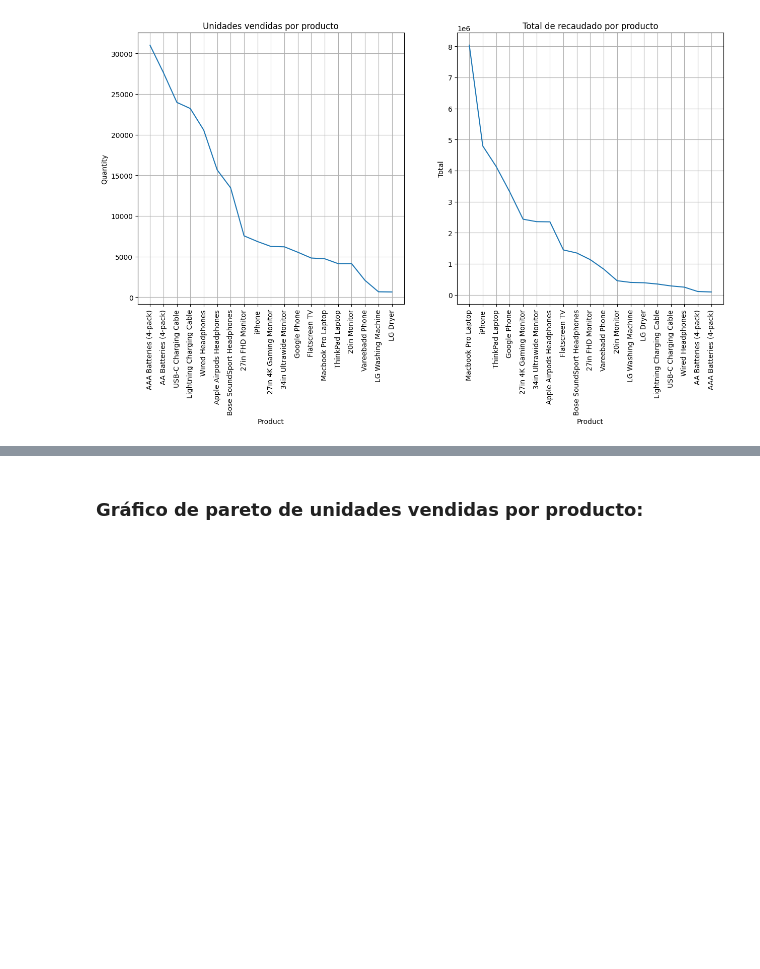
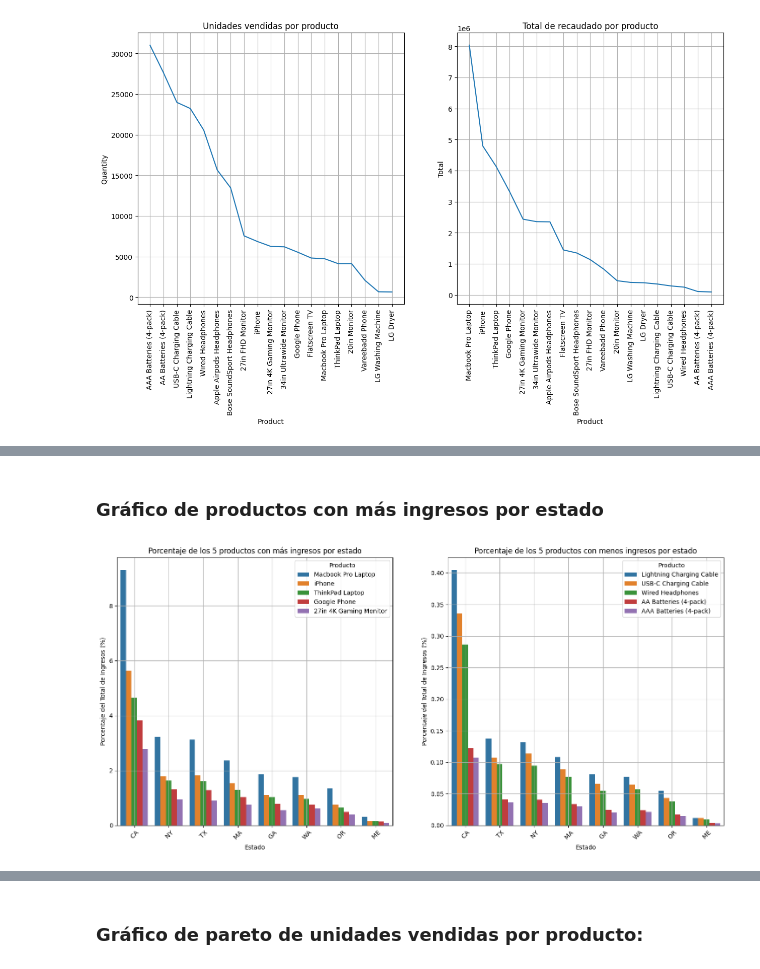
Before and after one commit to diegoGam1/Analisis_exploratorio_ventas, a Jupyter notebook: src/Analisis.ipynb, the cells around one changed output, grey strips where cells are left out. Saved outputs shown, nothing was run; the diff lists cells and outputs as text; code cells hidden in the pictures; blank space fills up the shorter version.

```diff
--- a/src/Analisis.ipynb
+++ b/src/Analisis.ipynb
@@ -437,0 +378,66 @@ df.head()
+# %% [markdown]
+### Gráfico de productos con más ingresos por estado
+# %%
+
+# Agrupamos por Estado y Producto, sumando los ingresos
+products_state = df.groupby(["State", "Product"])["Total"].sum().reset_index()
+
+# Ordenamos de mayor a menor segun los ingresos totales
+products_state = products_state.sort_values(by="Total", ascending=False)
+
+# Seleccionamos los 5 productos más vendidos
+top_products = products_state["Product"].unique()[:5]
+
+bottom_products = products_state["Product"].unique()[-5:]
+
+
+# Filtramos los productos más vendidos
+filtered_df_top = products_state[products_state["Product"].isin(top_products)].copy()
+
+# Calcular el porcentaje de cada estado-producto respecto al total general
+filtered_df_top["Percentage"] = (filtered_df_top["Total"] / products_state["Total"].sum()) * 100
+
+
+# Filtramos los productos menos vendidos
+filtered_df_bottom = products_state[products_state["Product"].isin(bottom_products)].copy()
+
+# Calcular el porcentaje de cada estado-producto respecto al total general
+filtered_df_bottom["Percentage"] = (filtered_df_bottom["Total"] / products_state["Total"].sum()) * 100
+
+# Creamos la figura
+plt.figure(figsize=(18, 8))
+
+# Grafico de los productos con más ingresos
+plt.subplot(1,2,1)
+sns.barplot(
+    data=filtered_df_top,
+    x="State",
+    y="Percentage",
+    hue="Product",
+)
+
+plt.xlabel("Estado")
+plt.ylabel("Porcentaje del Total de Ingresos (%)")
+plt.title("Porcentaje de los 5 productos con más ingresos por estado")
+plt.legend(title="Producto", loc="upper right")
+plt.xticks(rotation=45)
+plt.grid()
+
+# Grafico de los productos con menos ingresos
+plt.subplot(1,2,2)
+sns.barplot(
+    data=filtered_df_bottom,
+    x="State",
+    y="Percentage",
+    hue="Product",
+)
+
+plt.xlabel("Estado")
+plt.ylabel("Porcentaje del Total de Ingresos (%)")
+plt.title("Porcentaje de los 5 productos con menos ingresos por estado")
+plt.legend(title="Producto", loc="upper right")
+plt.xticks(rotation=45)
+plt.grid()
+plt.show()
+# %% [output]
+[figure, added]
```
Also changed, not shown: parts of 40 cells of this notebook, 2 other files.
